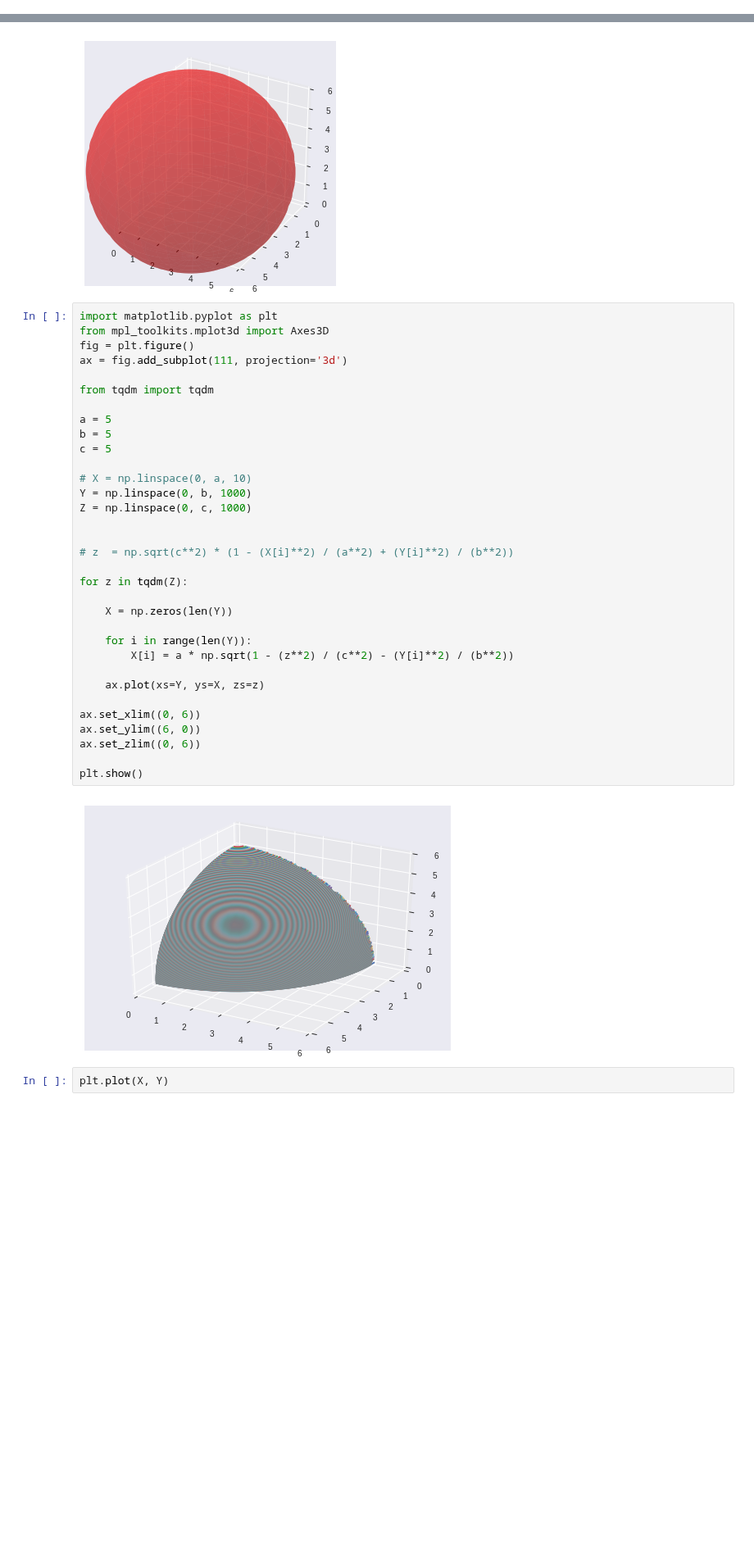
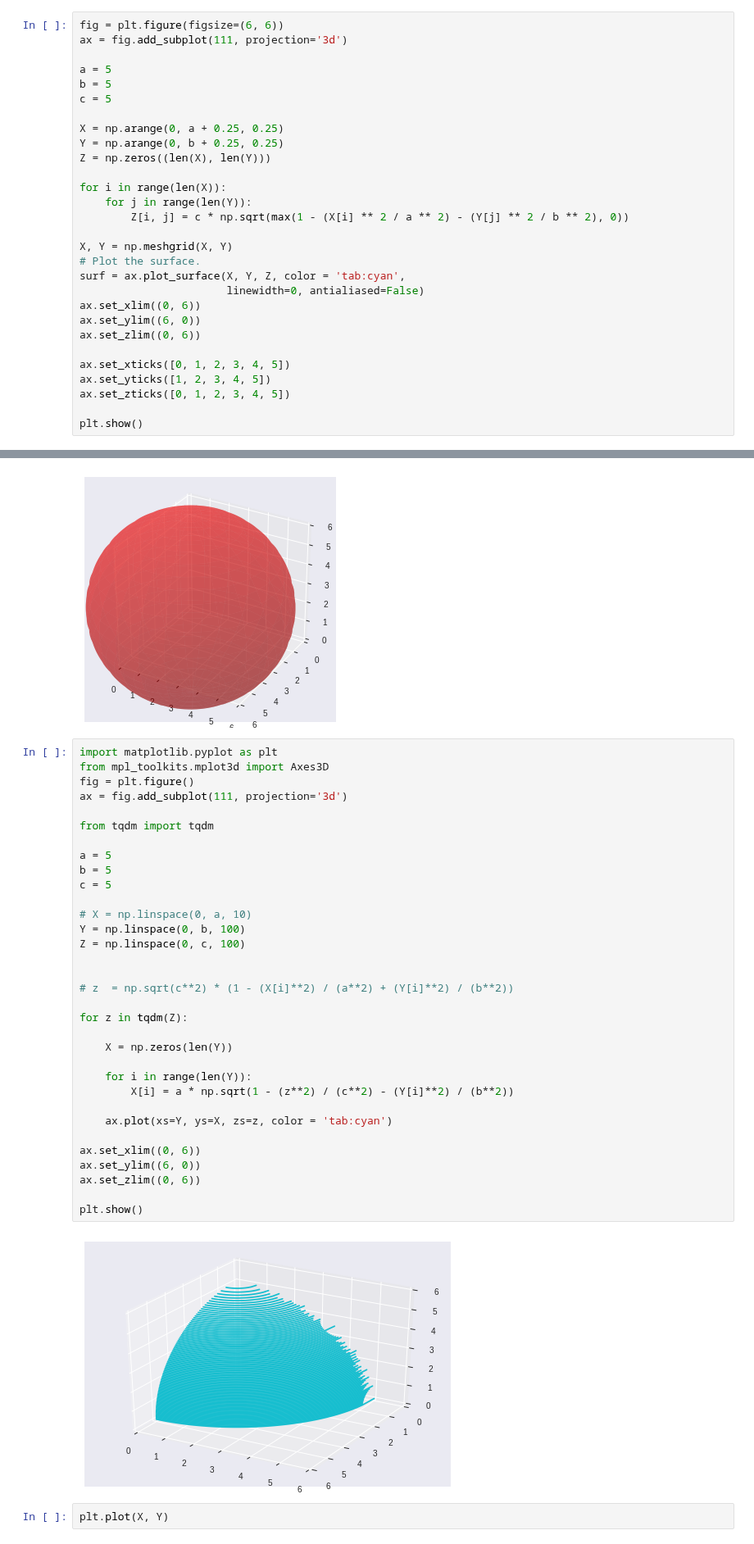
Before and after one commit to Joovvhan/ColabTest, a Jupyter notebook: Graphics_Test.ipynb, the cells around one changed output, grey strips where cells are left out. Shown at 82% size. Saved outputs shown, nothing was run; the diff lists cells and outputs as text; blank space fills up the shorter version.

Commit message:
Surface drawing added

```diff
--- a/Graphics_Test.ipynb
+++ b/Graphics_Test.ipynb
@@ -231,0 +420,29 @@ plt.show()
+# %%
+fig = plt.figure(figsize=(6, 6))
+ax = fig.add_subplot(111, projection='3d')
+
+a = 5
+b = 5
+c = 5
+
+X = np.arange(0, a + 0.25, 0.25)
+Y = np.arange(0, b + 0.25, 0.25)
+Z = np.zeros((len(X), len(Y)))
+
+for i in range(len(X)):
+    for j in range(len(Y)):
+        Z[i, j] = c * np.sqrt(max(1 - (X[i] ** 2 / a ** 2) - (Y[j] ** 2 / b ** 2), 0))
+
+X, Y = np.meshgrid(X, Y)
+# Plot the surface.
+surf = ax.plot_surface(X, Y, Z, color = 'tab:cyan',
+                       linewidth=0, antialiased=False)
+ax.set_xlim((0, 6))
+ax.set_ylim((6, 0))
+ax.set_zlim((0, 6))
+
+ax.set_xticks([0, 1, 2, 3, 4, 5])
+ax.set_yticks([1, 2, 3, 4, 5])
+ax.set_zticks([0, 1, 2, 3, 4, 5])
+
+plt.show()
@@ -367,37 +586,37 @@ plt.show()
 import matplotlib.pyplot as plt
 from mpl_toolkits.mplot3d import Axes3D
 fig = plt.figure()
 ax = fig.add_subplot(111, projection='3d')
 
 from tqdm import tqdm
 
 a = 5
 b = 5
 c = 5
 
 # X = np.linspace(0, a, 10)
-Y = np.linspace(0, b, 1000)
-Z = np.linspace(0, c, 1000)
+Y = np.linspace(0, b, 100)
+Z = np.linspace(0, c, 100)
 
 
 # z  = np.sqrt(c**2) * (1 - (X[i]**2) / (a**2) + (Y[i]**2) / (b**2))
 
 for z in tqdm(Z):
 
     X = np.zeros(len(Y))
 
     for i in range(len(Y)):
         X[i] = a * np.sqrt(1 - (z**2) / (c**2) - (Y[i]**2) / (b**2))
 
-    ax.plot(xs=Y, ys=X, zs=z)
+    ax.plot(xs=Y, ys=X, zs=z, color = 'tab:cyan')
 
 ax.set_xlim((0, 6))
 ax.set_ylim((6, 0))
 ax.set_zlim((0, 6))
 
 plt.show()
 # %% [output]
-[figure, old version]
+[figure, new version]
 # %%
 plt.plot(X, Y)
 # %% [output]
```
Also changed, not shown: parts of 5 cells of this notebook.
